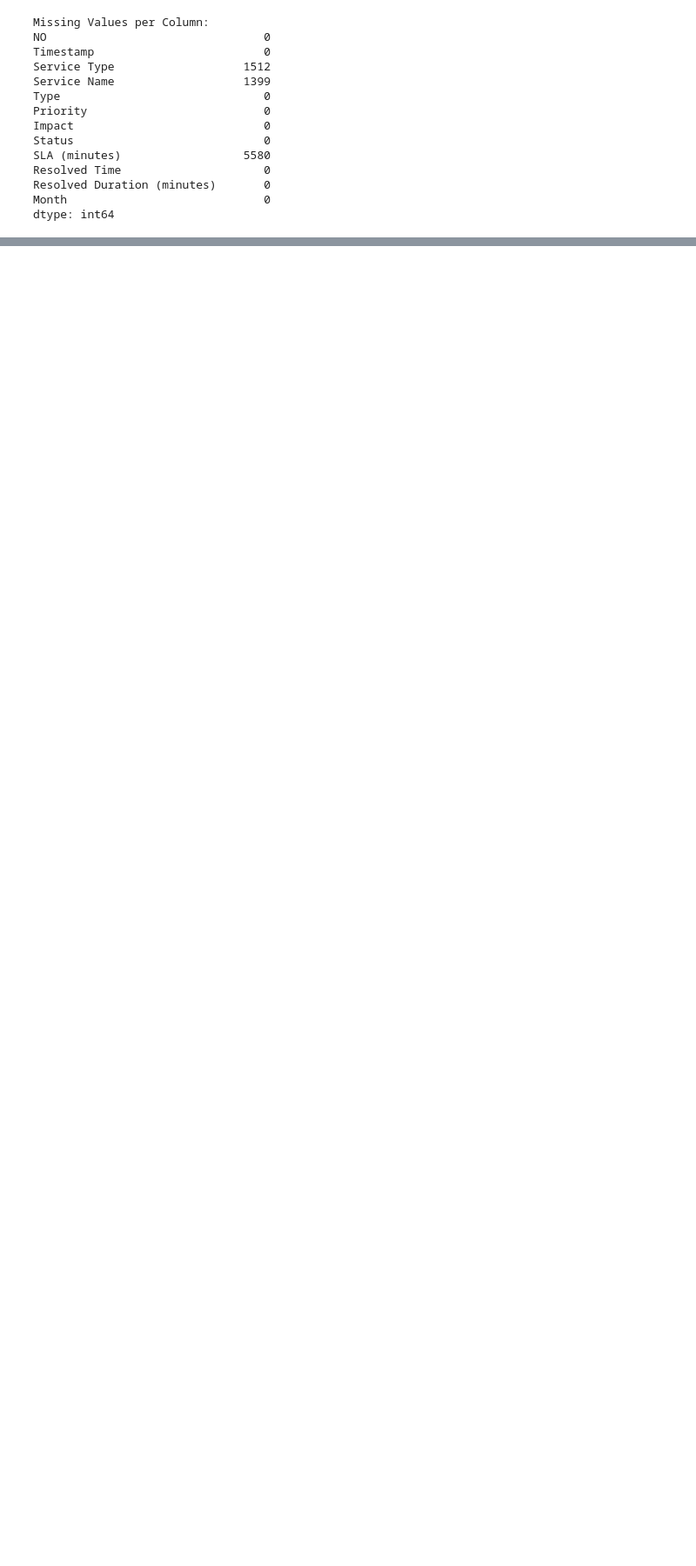
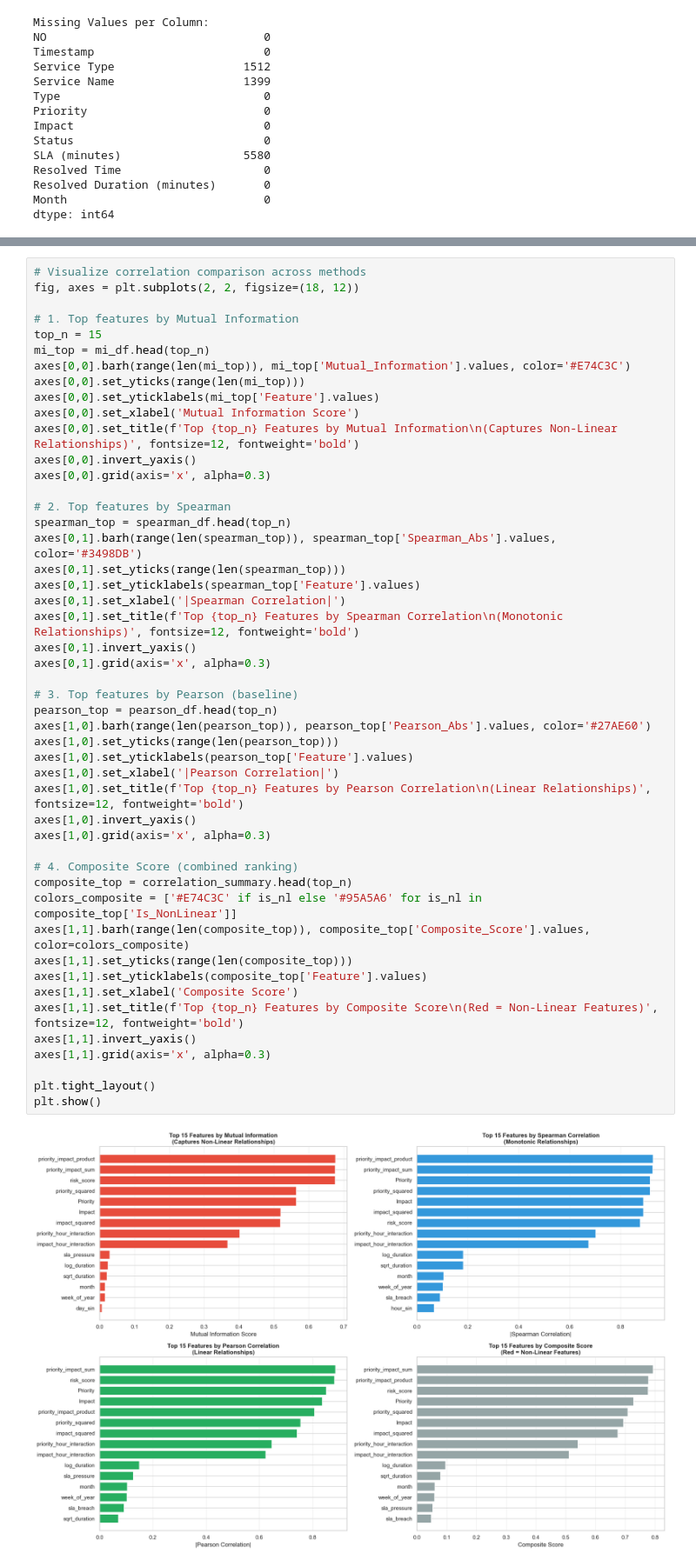
Before and after one commit to mahesa005/predictive-maintenance, a Jupyter notebook: notebooks/EDA.ipynb, the cells around one changed output, grey strips where cells are left out. Shown at 87% size. Drawn from its saved outputs; the diff is of its cells as text; blank space fills up the shorter version.

```diff
--- a/notebooks/EDA.ipynb
+++ b/notebooks/EDA.ipynb
@@ -99,0 +555,50 @@ Passing `palette` without assigning `hue` is deprecated and will be removed in v
+# %%
+# Visualize correlation comparison across methods
+fig, axes = plt.subplots(2, 2, figsize=(18, 12))
+
+# 1. Top features by Mutual Information
+top_n = 15
+mi_top = mi_df.head(top_n)
+axes[0,0].barh(range(len(mi_top)), mi_top['Mutual_Information'].values, color='#E74C3C')
+axes[0,0].set_yticks(range(len(mi_top)))
+axes[0,0].set_yticklabels(mi_top['Feature'].values)
+axes[0,0].set_xlabel('Mutual Information Score')
+axes[0,0].set_title(f'Top {top_n} Features by Mutual Information\n(Captures Non-Linear Relationships)', fontsize=12, fontweight='bold')
+axes[0,0].invert_yaxis()
+axes[0,0].grid(axis='x', alpha=0.3)
+
+# 2. Top features by Spearman
+spearman_top = spearman_df.head(top_n)
+axes[0,1].barh(range(len(spearman_top)), spearman_top['Spearman_Abs'].values, color='#3498DB')
+axes[0,1].set_yticks(range(len(spearman_top)))
+axes[0,1].set_yticklabels(spearman_top['Feature'].values)
+axes[0,1].set_xlabel('|Spearman Correlation|')
+axes[0,1].set_title(f'Top {top_n} Features by Spearman Correlation\n(Monotonic Relationships)', fontsize=12, fontweight='bold')
+axes[0,1].invert_yaxis()
+axes[0,1].grid(axis='x', alpha=0.3)
+
+# 3. Top features by Pearson (baseline)
+pearson_top = pearson_df.head(top_n)
+axes[1,0].barh(range(len(pearson_top)), pearson_top['Pearson_Abs'].values, color='#27AE60')
+axes[1,0].set_yticks(range(len(pearson_top)))
+axes[1,0].set_yticklabels(pearson_top['Feature'].values)
+axes[1,0].set_xlabel('|Pearson Correlation|')
+axes[1,0].set_title(f'Top {top_n} Features by Pearson Correlation\n(Linear Relationships)', fontsize=12, fontweight='bold')
+axes[1,0].invert_yaxis()
+axes[1,0].grid(axis='x', alpha=0.3)
+
+# 4. Composite Score (combined ranking)
+composite_top = correlation_summary.head(top_n)
+colors_composite = ['#E74C3C' if is_nl else '#95A5A6' for is_nl in composite_top['Is_NonLinear']]
+axes[1,1].barh(range(len(composite_top)), composite_top['Composite_Score'].values, color=colors_composite)
+axes[1,1].set_yticks(range(len(composite_top)))
+axes[1,1].set_yticklabels(composite_top['Feature'].values)
+axes[1,1].set_xlabel('Composite Score')
+axes[1,1].set_title(f'Top {top_n} Features by Composite Score\n(Red = Non-Linear Features)', fontsize=12, fontweight='bold')
+axes[1,1].invert_yaxis()
+axes[1,1].grid(axis='x', alpha=0.3)
+
+plt.tight_layout()
+plt.show()
+# %% [output]
+[figure, added]
```
Also changed, not shown: parts of 17 cells of this notebook, 4 other files.
